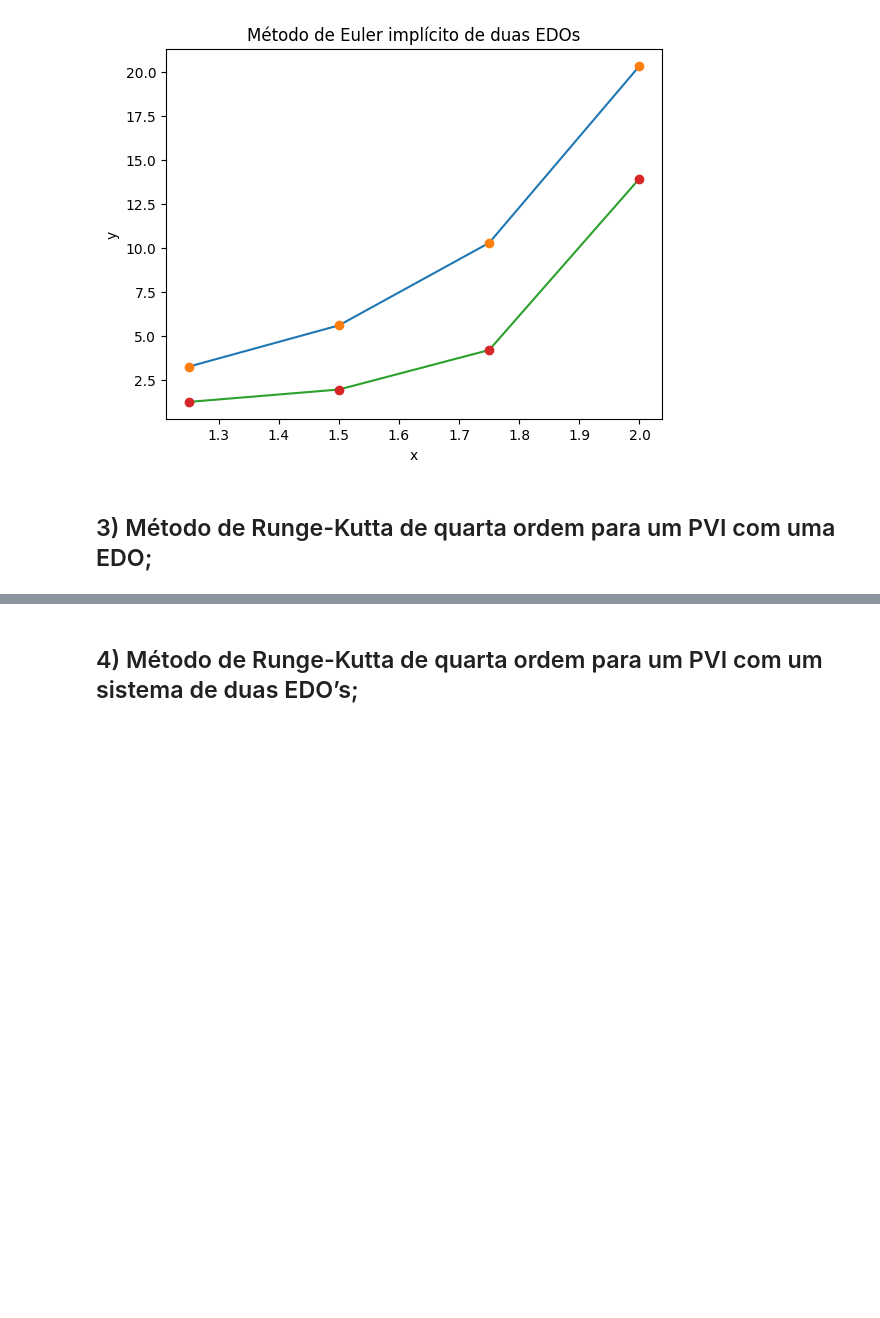
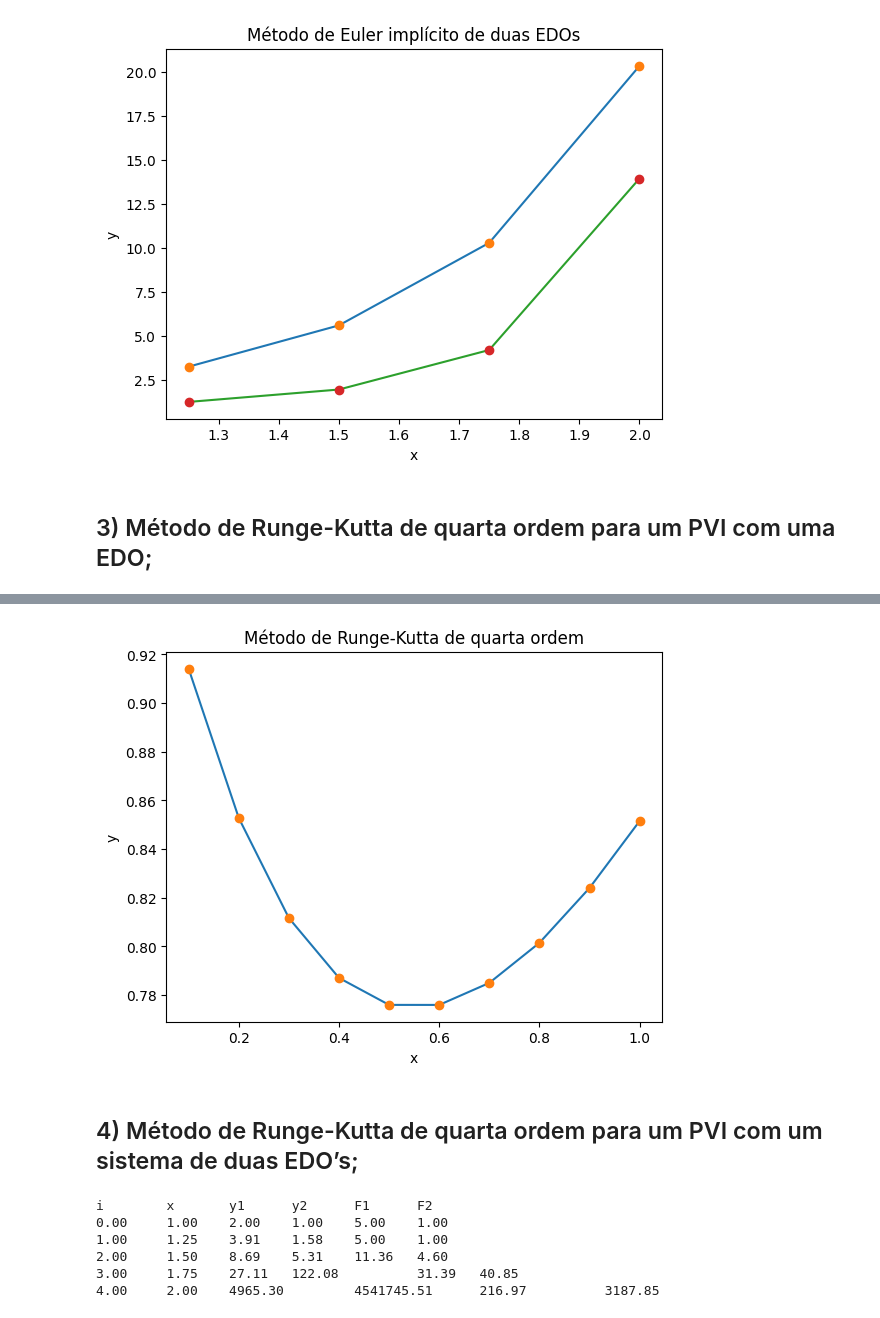
Before and after one commit to mariabandeira/EDO, a Jupyter notebook: Pratica1_EDO.ipynb, the cells around one changed output, grey strips where cells are left out. Cells and saved outputs as stored; diff of their text form; code cells hidden in the pictures; blank space fills up the shorter version.

Commit message:
Adicionando o método de Runge-Kutta

```diff
--- a/Pratica1_EDO.ipynb
+++ b/Pratica1_EDO.ipynb
@@ -111,3 +111,31 @@ plt.show()
 [figure]
 # %% [markdown]
 ## 3) Método de Runge-Kutta de quarta ordem para um PVI com uma EDO;
+# %%
+def runge_kutta(a, b, m, y0):
+  h = (b - a)/m
+  xt = a
+  yt = y0
+  VetX = [xt]
+  VetY = [yt]
+  fxy = f(xt, yt)
+  print("i \t x \t y \t Fxy")
+  print(f"{0:.3f} \t {xt:.3f} \t {yt:.3f} \t {fxy:.3f}")
+  for i in range(1, m+1):
+    x = xt
+    y = yt
+    k1 = f(x, y)
+    x = xt + h/2
+    y = yt + (h/2)*k1
+    k2 = f(x, y)
+    y = yt + (h/2)*k2
+    k3 = f(x, y)
+    x = xt + h
+    y = yt + h*k3
+    k4 = f(x, y)
+    xt = a + i*h
+    yt = yt + (h/6)*(k1 + 2*(k2 + k3) + k4)
+    print(f"{i:.3f} \t {xt:.3f} \t {yt:.3f} \t {k1:.3f}")
+    VetX.append(xt)
+    VetY.append(yt)
+  return VetX, VetY
@@ -113,0 +145,2 @@ plt.show()
+# %%
+VetX, VetY = runge_kutta(0, 1, 10, 1)
@@ -114,2 +160,11 @@ plt.show()
+# %%
+plt.plot(VetX[1:], VetY[1:])
+plt.plot(VetX[1:], VetY[1:], 'o')
+plt.xlabel('x')
+plt.ylabel('y')
+plt.title('Método de Runge-Kutta de quarta ordem')
+plt.show()
+# %% [output]
+[figure, added]
 # %% [markdown]
 ## 4) Método de Runge-Kutta de quarta ordem para um PVI com um sistema de duas EDO’s;
@@ -115,0 +222,9 @@ plt.show()
+# %%
+VetX, VetY1, VetY2 = runge_kutta2(1, 2, 4, 2, 1)
+# %% [output]
+i        x       y1      y2      F1      F2
+0.00     1.00    2.00    1.00    5.00    1.00
+1.00     1.25    3.91    1.58    5.00    1.00
+2.00     1.50    8.69    5.31    11.36   4.60
+3.00     1.75    27.11   122.08          31.39   40.85
+4.00     2.00    4965.30         4541745.51      216.97          3187.85
```
Also changed, not shown: parts of 5 cells of this notebook.
